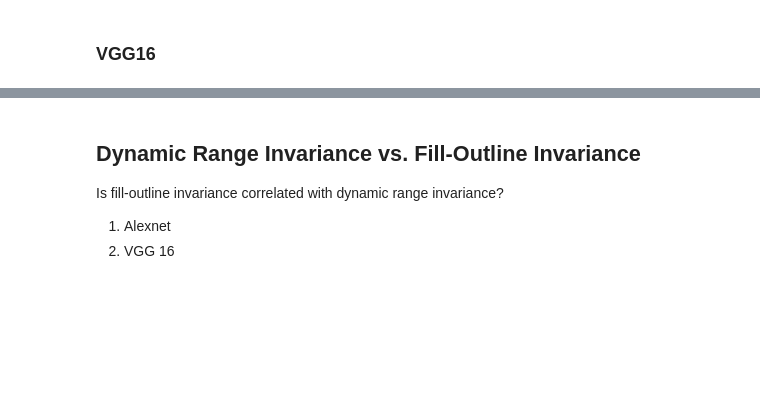
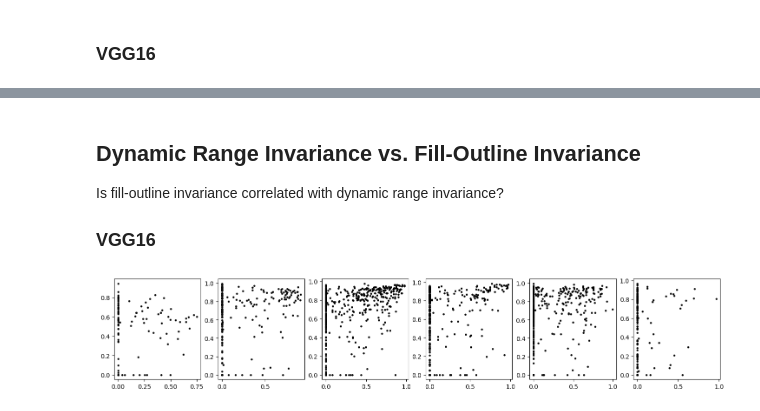
Before and after one commit to L24358/artiphisiology, a Jupyter notebook: main/reports/20230415_summary.ipynb, the cells around one changed output, grey strips where cells are left out. Saved outputs shown, nothing was run; the diff lists cells and outputs as text; code cells hidden in the pictures; blank space fills up the shorter version.

Commit message:
Finish range invariance with s=1 and s=2

```diff
--- a/main/reports/20230415_summary.ipynb
+++ b/main/reports/20230415_summary.ipynb
@@ -159,5 +152,21 @@ UnpicklingError: invalid load key, '\x00'.
 
 Is fill-outline invariance correlated with dynamic range invariance?
 
-1. Alexnet
-2. VGG 16
+### VGG16
+# %%
+avg_r2, perc_r2 = [], []
+layers = [3,8,11,13,16,18]
+
+fig = plt.figure(figsize=(3*len(layers), 3))
+for i, hk in enumerate(layers):
+    r2_foi, idx_foi = get_r2("filloutline", "VGG16", hk, preprocess)
+    r2_ooi, idx_ooi = get_r2("range", "VGG16", hk, preprocess)
+    foi_dic = get_dict(idx_foi, r2_foi)
+    ooi_dic = get_dict(idx_ooi, r2_ooi)
+    new_dic = combine_dict(foi_dic, ooi_dic)
+
+    x, y = np.asarray(list(new_dic.values())).T
+    ax = fig.add_subplot(1, len(layers), i+1)
+    ax.scatter(x, y, color="k", s=5)
+# %% [output]
+[figure, added]
```
Also changed, not shown: parts of 1 cell of this notebook, 19 other files.
